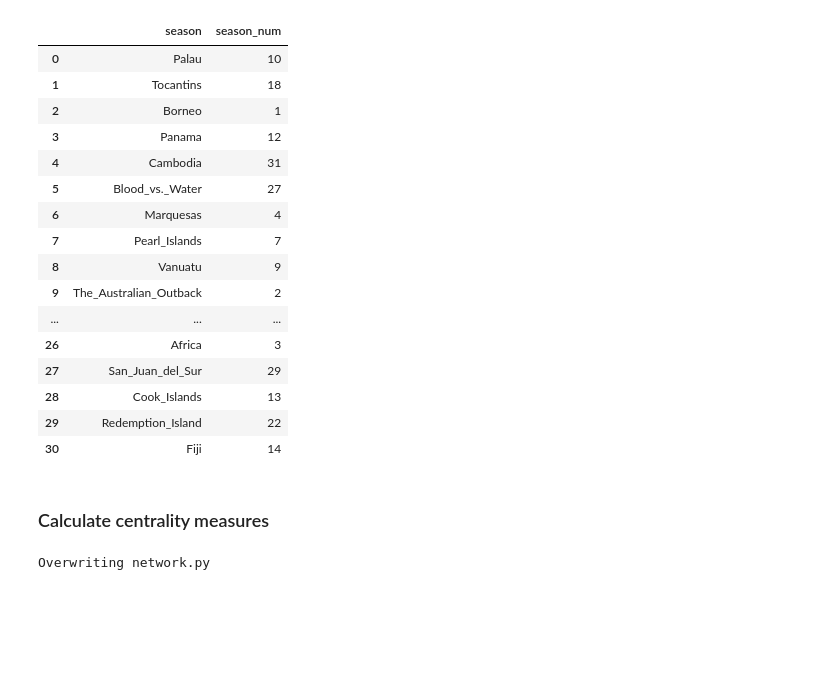
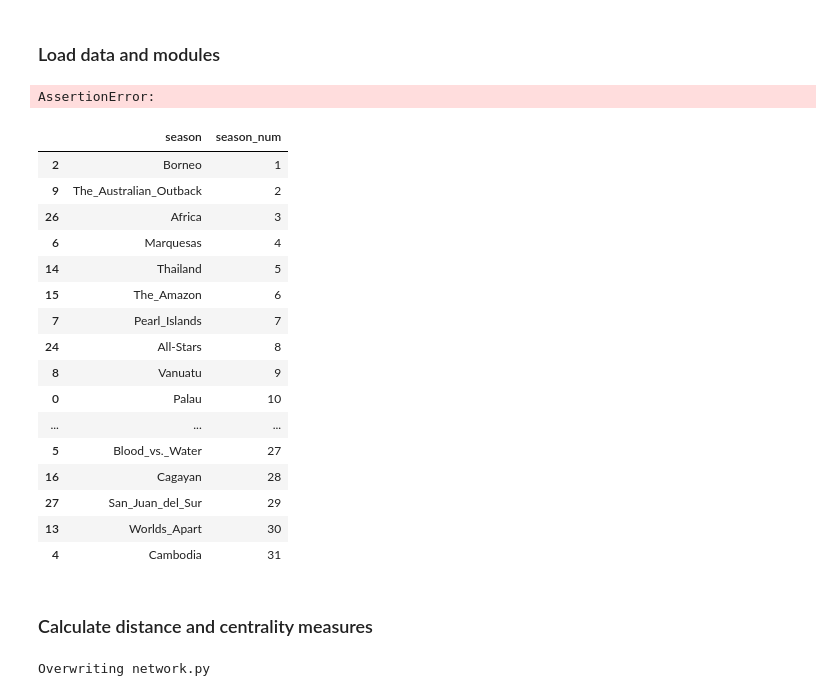
Before and after one commit to bchugit/Survivor-Project, a Jupyter notebook: network.ipynb, the cells around one changed output. Cells and saved outputs as stored; diff of their text form; code cells hidden in the pictures; blank space fills up the shorter version.

```diff
--- a/network.ipynb
+++ b/network.ipynb
@@ -1,3 +10,5 @@
+# %% [markdown]
+### Load data and modules
 # %%
 # Force automatic reload of external functions
 # see http://ipython.org/ipython-doc/stable/config/extensions/autoreload.html
@@ -22,7 +33,7 @@ from IPython import display as dis
 # silly utility to launch a qtconsole if one doesn't exist
 
 consoleFlag = True
-consoleFlag = False  # Turn on/off by commenting/uncommenting this line
+# consoleFlag = False  # Turn on/off by commenting/uncommenting this line
 
 import psutil
 
@@ -54,38 +65,40 @@ except NameError:
 if consoleFlag and (qtid not in returnPyIDs()):
     qtid = launchConsole()
     print qtid
+# %% [output]
+AssertionError:
 # %%
 graphs = pickle.load( open("make_graphs.p", "rb" ) )
 seasons = pickle.load( open("wiki_scrape.p", "rb" ) )
 voteweights = pickle.load( open("process_votes.p", "rb" ) )
 # %%
 # Season numbering
-
 snums = pd.DataFrame({'season': seasons.keys(),
                       'season_num': [seasons[i]['num']
                                      for i in seasons.keys()]})
 
+snums = snums.sort_values('season_num')
 snums
 # %% [output]
 |  | season | season_num |
+| 2 | Borneo | 1 |
+| 9 | The_Australian_Outback | 2 |
+| 26 | Africa | 3 |
+| 6 | Marquesas | 4 |
+| 14 | Thailand | 5 |
+| 15 | The_Amazon | 6 |
+| 7 | Pearl_Islands | 7 |
+| 24 | All-Stars | 8 |
+| 8 | Vanuatu | 9 |
 | 0 | Palau | 10 |
-| 1 | Tocantins | 18 |
-| 2 | Borneo | 1 |
-| 3 | Panama | 12 |
+| ... | ... | ... |
+| 5 | Blood_vs._Water | 27 |
+| 16 | Cagayan | 28 |
+| 27 | San_Juan_del_Sur | 29 |
+| 13 | Worlds_Apart | 30 |
 | 4 | Cambodia | 31 |
-| 5 | Blood_vs._Water | 27 |
-| 6 | Marquesas | 4 |
-| 7 | Pearl_Islands | 7 |
-| 8 | Vanuatu | 9 |
-| 9 | The_Australian_Outback | 2 |
-| ... | ... | ... |
-| 26 | Africa | 3 |
-| 27 | San_Juan_del_Sur | 29 |
-| 28 | Cook_Islands | 13 |
-| 29 | Redemption_Island | 22 |
-| 30 | Fiji | 14 |
 # %% [markdown]
-### Calculate centrality measures
+### Calculate distance and centrality measures
 # %%
 %%writefile network.py
 
```
Also changed, not shown: parts of 26 cells of this notebook.
